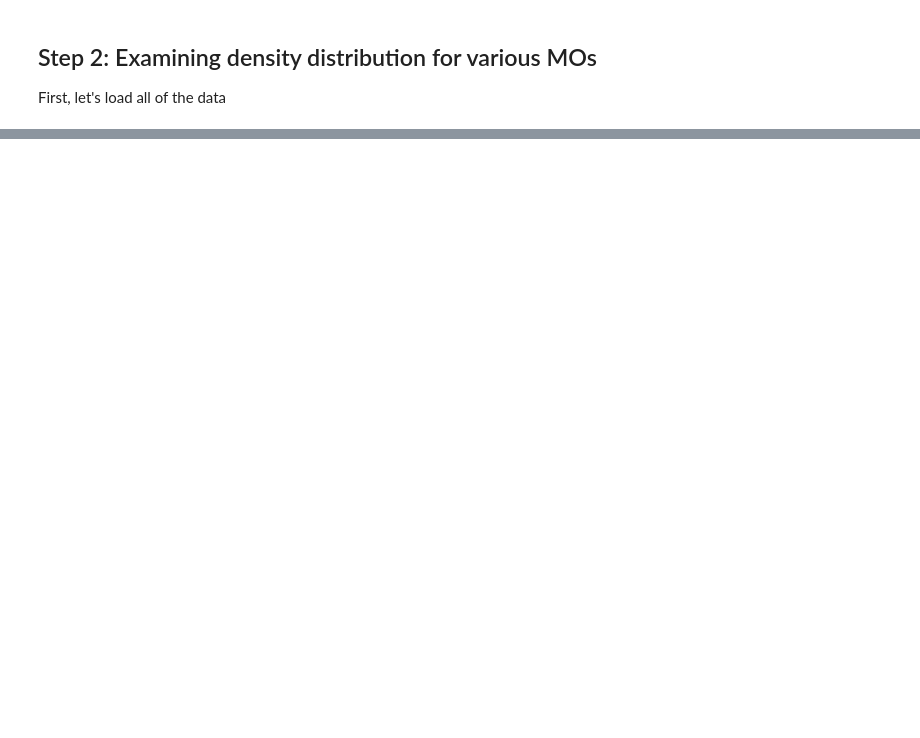
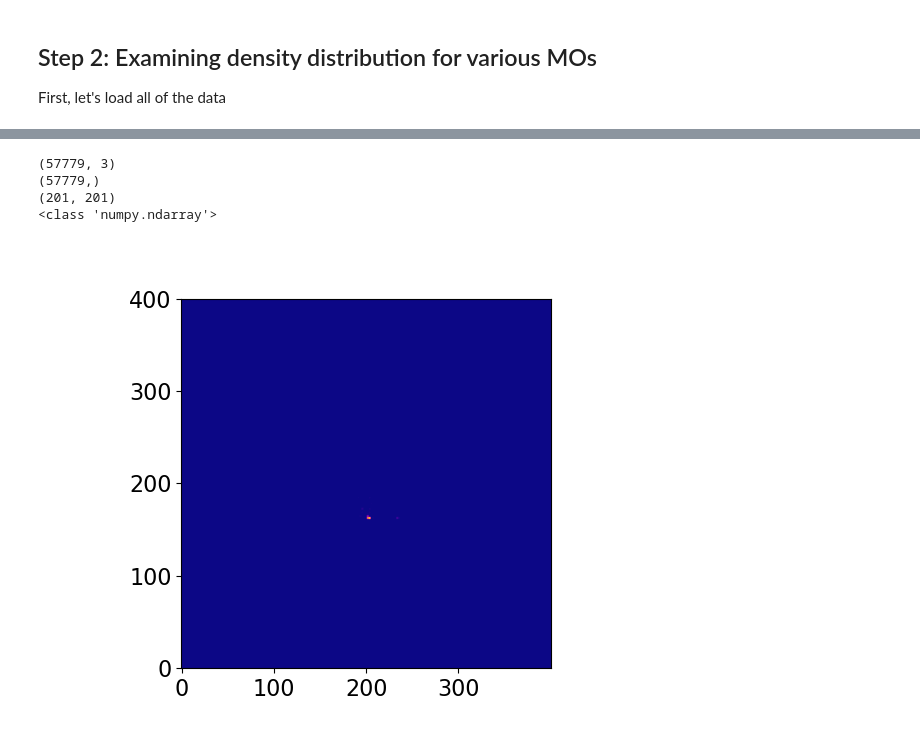
Before and after one commit to ngastellu/percolate_mac, a Jupyter notebook: mode_detection.ipynb, the cells around one changed output, grey strips where cells are left out. Cells and saved outputs as stored; diff of their text form; code cells hidden in the pictures; blank space fills up the shorter version.

```diff
--- a/mode_detection.ipynb
+++ b/mode_detection.ipynb
@@ -79,22 +120,29 @@ print((psi>1e-2).sum())
 # %%
 from qcnico.qchemMAC import gridify_MO
 
 X = np.sort(pos[:,0])
 Y = np.sort(pos[:,1])
 
 deltaX = X[-1] - X[0]
 deltaY = Y[-1] - Y[0]
 
-res = 10.0 #resolution of grid in angstroms
+res = 2.0 #resolution of grid in angstroms
 
 xgrid = np.linspace(X[0]-deltaX*res, X[-1]+deltaX*res, int(deltaX/res)+1)
 ygrid = np.linspace(Y[0]-deltaY*res, Y[-1]+deltaY*res, int(deltaY/res)+1)
 
 
 XX, YY = np.meshgrid(xgrid,ygrid,sparse=True)
 
-rho = gridify_MO(pos, M, iMO, XX, YY,eps=1e-3)
+rho = gridify_MO(pos, M, iMO, XX, YY,eps=0)
 
 print(type(rho))
-plt.imshow(rho, cmap='plasma')
+fig, ax = plt.subplots()
+ax.imshow(rho, cmap='plasma', origin='lower', extent=[*X[[0,-1]],*Y[[0,-1]]])
 plt.show()
+# %% [output]
+(57779, 3)
+(57779,)
+(201, 201)
+<class 'numpy.ndarray'>
+[figure, added]
```
Also changed, not shown: parts of 14 cells of this notebook, 3 other files.
